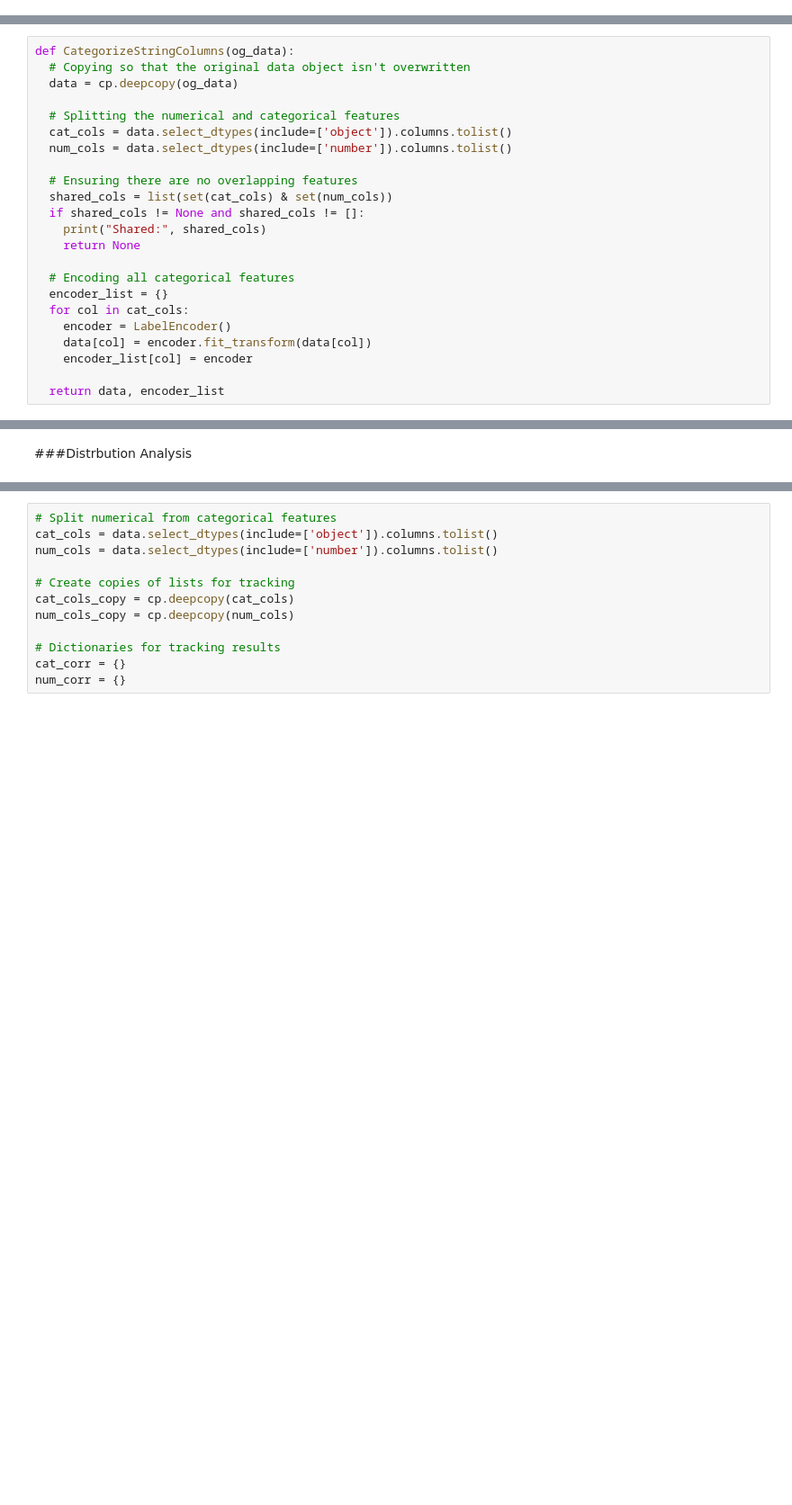
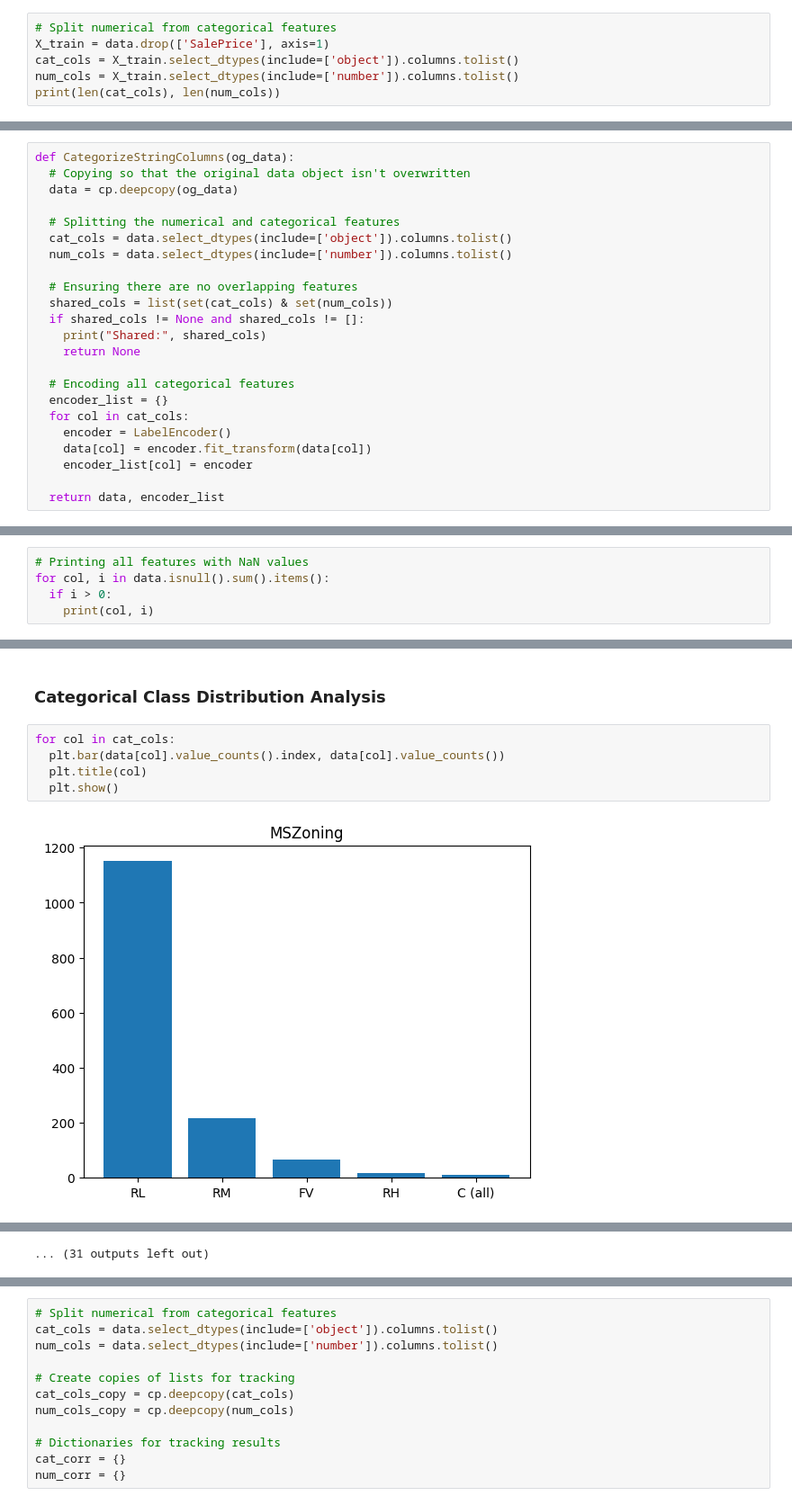
Before and after one commit to Isaac-Gregory/House-Pricing-SWD, a Jupyter notebook: housepricing_noiseanalysis.ipynb, the cells around one changed output, grey strips where cells are left out. Shown at 90% size. Cells and saved outputs as stored; diff of their text form; blank space fills up the shorter version.

Commit message:
Updated formatting and added more distribution analysis

```diff
--- a/housepricing_noiseanalysis.ipynb
+++ b/housepricing_noiseanalysis.ipynb
@@ -52,3 +24,9 @@ data.head()
 | 3 | 70 | RL | 60.0 | 9550 | Pave | NaN | IR1 | Lvl | AllPub | ... |
 | 4 | 60 | RL | 84.0 | 14260 | Pave | NaN | IR1 | Lvl | AllPub | ... |
 5 rows × 80 columns
+# %%
+# Split numerical from categorical features
+X_train = data.drop(['SalePrice'], axis=1)
+cat_cols = X_train.select_dtypes(include=['object']).columns.tolist()
+num_cols = X_train.select_dtypes(include=['number']).columns.tolist()
+print(len(cat_cols), len(num_cols))
@@ -93,0 +82,5 @@ encoded_data.head()
+# %%
+# Printing all features with NaN values
+for col, i in data.isnull().sum().items():
+  if i > 0:
+    print(col, i)
@@ -94,2 +141,9 @@ encoded_data.head()
 # %% [markdown]
-###Distrbution Analysis
+### Categorical Class Distribution Analysis
+# %%
+for col in cat_cols:
+  plt.bar(data[col].value_counts().index, data[col].value_counts())
+  plt.title(col)
+  plt.show()
+# %% [output]
+[figure, added]
@@ -95,0 +161 @@ encoded_data.head()
+... (31 outputs left out)
```
Also changed, not shown: parts of 31 cells of this notebook.
